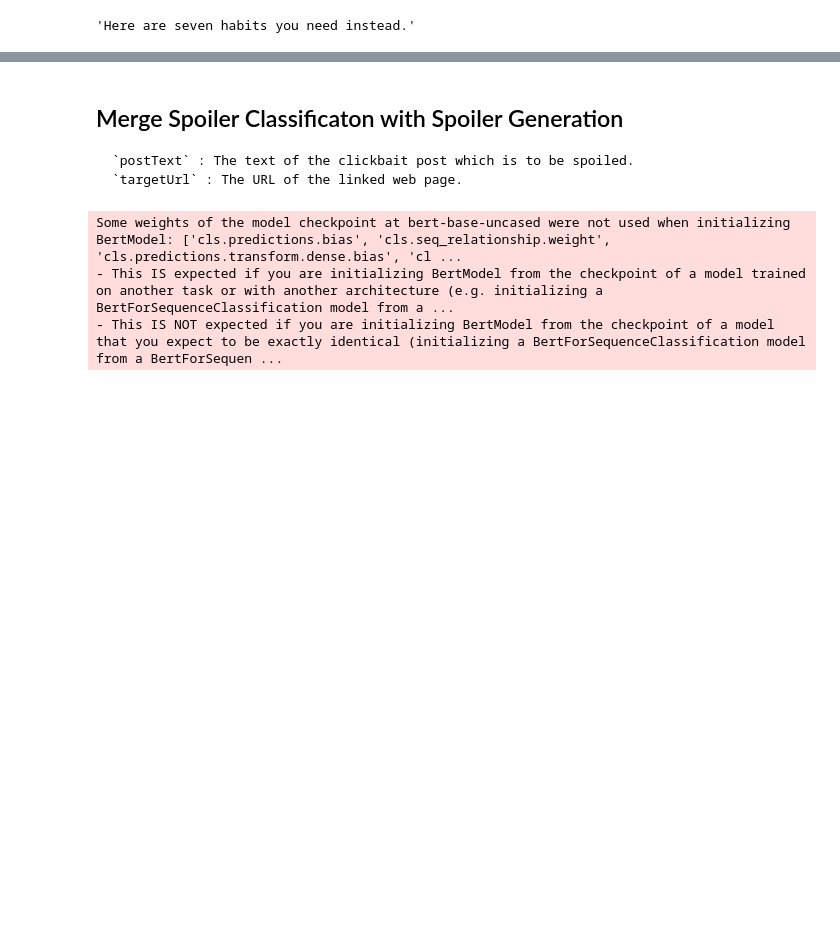
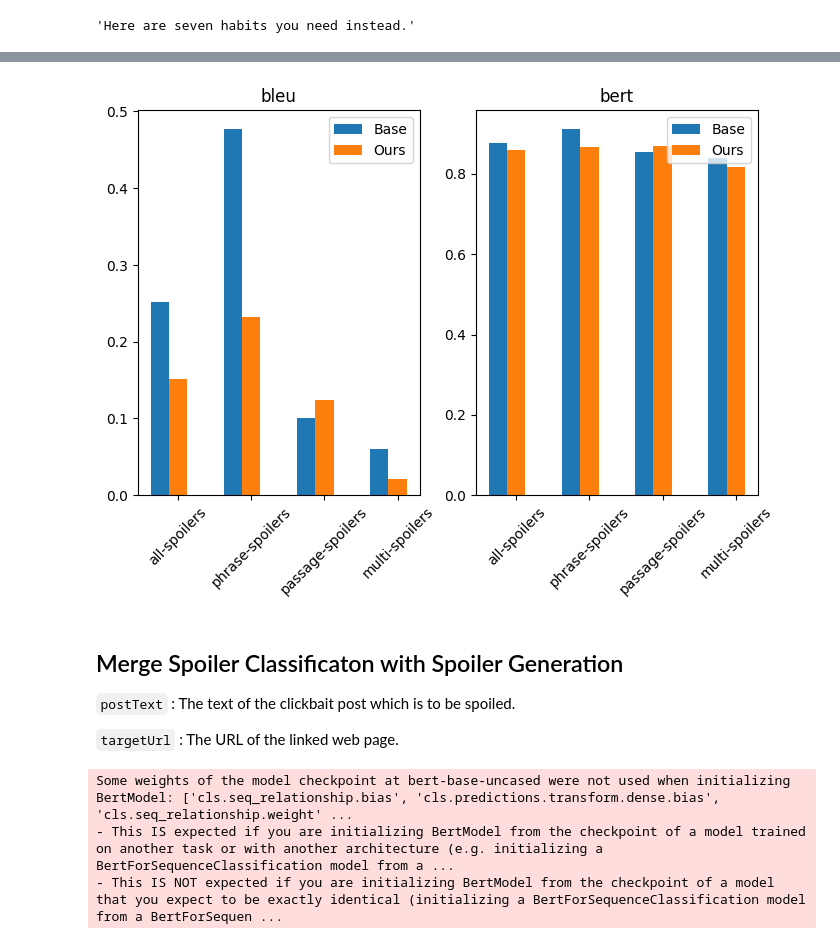
Before and after one commit to zuzg/clickbait-spoiling, a Jupyter notebook: project.ipynb, the cells around one changed output, grey strips where cells are left out. Cells and saved outputs as stored; diff of their text form; code cells hidden in the pictures; blank space fills up the shorter version.

Commit message:
Combine models

```diff
--- a/project.ipynb
+++ b/project.ipynb
@@ -174,0 +224,3 @@ plot_scores(scores)
+# %%
+run_inference("data/validation.jsonl", "data/preds_final.jsonl", model_qa="data/roberta-finetuned", use_pr=True)
+final_scores = eval_task_2("data/preds_final.jsonl", "data/validation.jsonl")
@@ -175,17 +253,21 @@ plot_scores(scores)
+# %%
+plot_comparison_scores(base_scores, final_scores)
+# %% [output]
+[figure, added]
 # %% [markdown]
 ## Merge Spoiler Classificaton with Spoiler Generation
+`postText` : The text of the clickbait post which is to be spoiled.
 
-    `postText` : The text of the clickbait post which is to be spoiled.
-    `targetUrl` : The URL of the linked web page.
+`targetUrl` : The URL of the linked web page.
 # %%
 # load the classification model
 MODEL_CHECKPOINT = "bert-base-uncased"
 PATH = "models/bert_100_epochs.pt"
 model = BERTClassifier(MODEL_CHECKPOINT)
-model.load_state_dict(torch.load(PATH, map_location=torch.device('cpu')))
+model.load_state_dict(torch.load(PATH, map_location=torch.device(DEVICE)))
 model.eval();
 # %% [output]
-Some weights of the model checkpoint at bert-base-uncased were not used when initializing BertModel: ['cls.predictions.bias', 'cls.seq_relationship.weight', 'cls.predictions.transform.dense.bias', 'cl ...
+Some weights of the model checkpoint at bert-base-uncased were not used when initializing BertModel: ['cls.seq_relationship.bias', 'cls.predictions.transform.dense.bias', 'cls.seq_relationship.weight' ...
 - This IS expected if you are initializing BertModel from the checkpoint of a model trained on another task or with another architecture (e.g. initializing a BertForSequenceClassification model from a ...
 - This IS NOT expected if you are initializing BertModel from the checkpoint of a model that you expect to be exactly identical (initializing a BertForSequenceClassification model from a BertForSequen ...
 # %%
```
Also changed, not shown: parts of 17 cells of this notebook, 3 other files.
